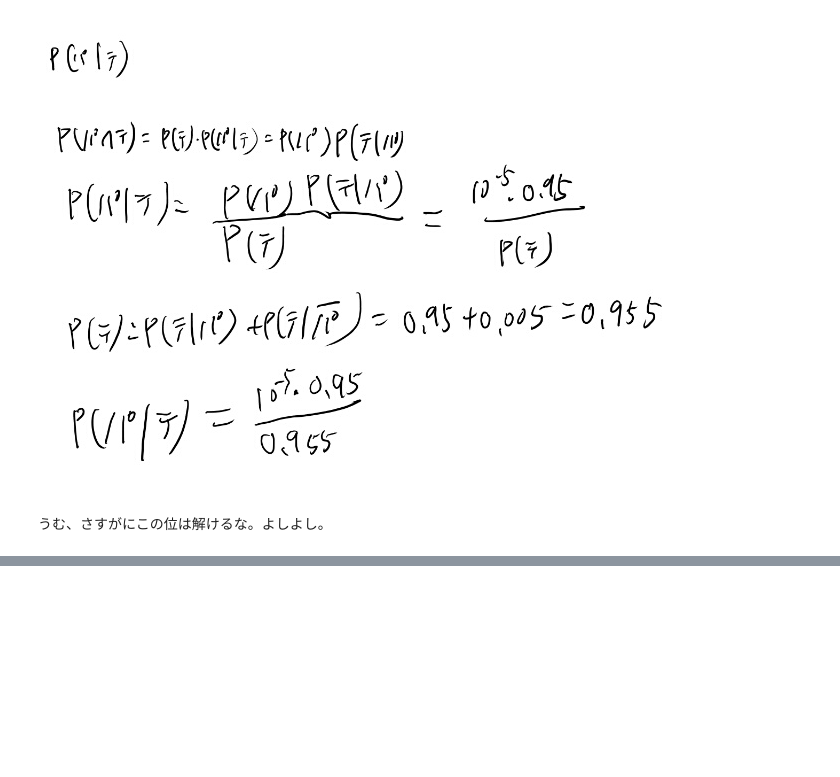
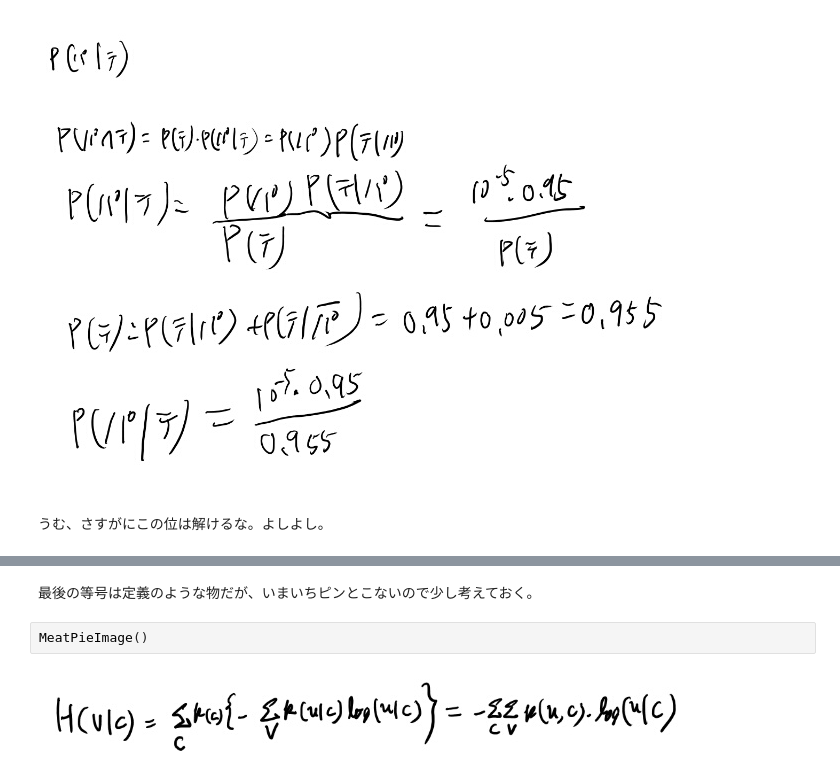
Before and after one commit to karino2/karino2.github.io, a Jupyter notebook: ipynb/2018-11-07-195900.ipynb, the cells around one changed output, grey strips where cells are left out. Cells and saved outputs as stored; diff of their text form; blank space fills up the shorter version.

```diff
--- a/ipynb/2018-11-07-195900.ipynb
+++ b/ipynb/2018-11-07-195900.ipynb
@@ -110,0 +136,6 @@ MeatPieImage()
+# %% [markdown]
+最後の等号は定義のような物だが、いまいちピンとこないので少し考えておく。
+# %%
+MeatPieImage()
+# %% [output]
+[figure, added]
```
Also changed, not shown: parts of 12 cells of this notebook.
